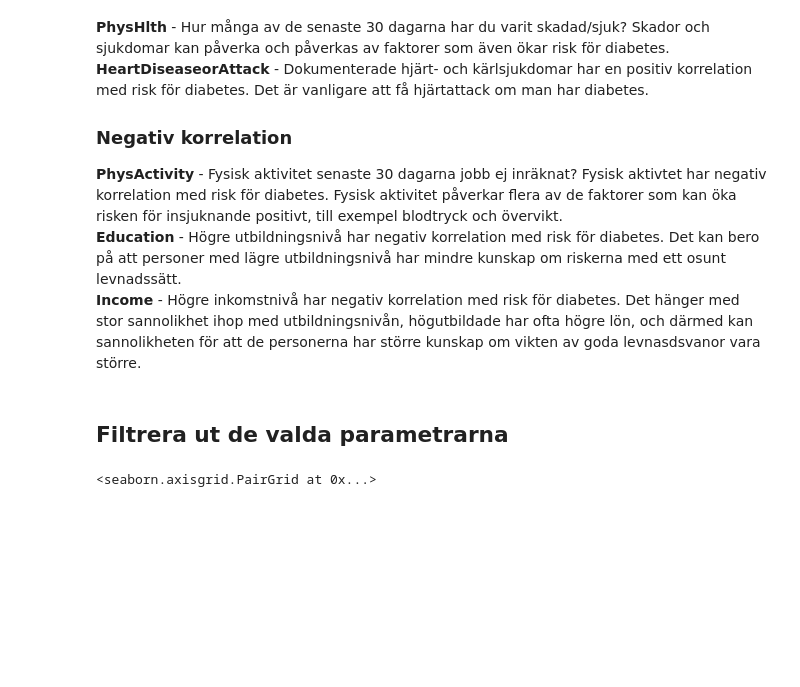
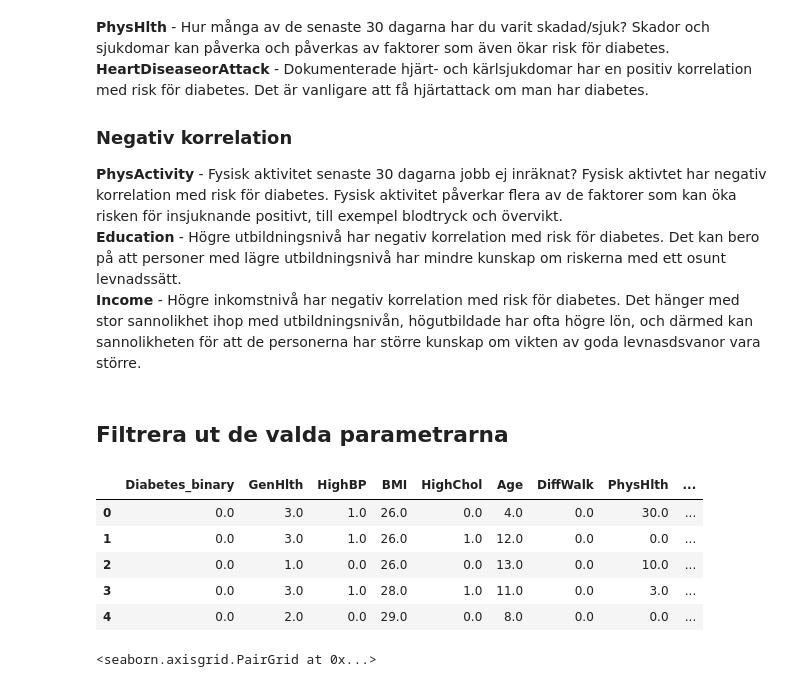
Before and after one commit to FredrikAndersson-MU24/python-ML-exam, a Jupyter notebook: notebook/diabetes.ipynb, the cells around one changed output. Cells and saved outputs as stored; diff of their text form; code cells hidden in the pictures; blank space fills up the shorter version.

```diff
--- a/diabetes.ipynb
+++ b/notebook/diabetes.ipynb
@@ -155,6 +156,15 @@ Utifrån korrelationstabellen väljer jag ut tre av de som har starkast negativ
 ## Filtrera ut de valda parametrarna
 # %%
 df_filtered = df[['Diabetes_binary', 'GenHlth', 'HighBP', 'BMI', 'HighChol', 'Age', 'DiffWalk', 'PhysHlth', 'HeartDiseaseorAttack', 'PhysActivity', 'Education','Income', ]]
+# %%
+df_filtered.head()
+# %% [output]
+|  | Diabetes_binary | GenHlth | HighBP | BMI | HighChol | Age | DiffWalk | PhysHlth | ... |
+| 0 | 0.0 | 3.0 | 1.0 | 26.0 | 0.0 | 4.0 | 0.0 | 30.0 | ... |
+| 1 | 0.0 | 3.0 | 1.0 | 26.0 | 1.0 | 12.0 | 0.0 | 0.0 | ... |
+| 2 | 0.0 | 1.0 | 0.0 | 26.0 | 0.0 | 13.0 | 0.0 | 10.0 | ... |
+| 3 | 0.0 | 3.0 | 1.0 | 28.0 | 1.0 | 11.0 | 0.0 | 3.0 | ... |
+| 4 | 0.0 | 2.0 | 0.0 | 29.0 | 0.0 | 8.0 | 0.0 | 0.0 | ... |
 # %%
 sns.pairplot(df_filtered, hue='Diabetes_binary')
 # %% [output]
```
Also changed, not shown: parts of 6 cells of this notebook, 1 other file.
